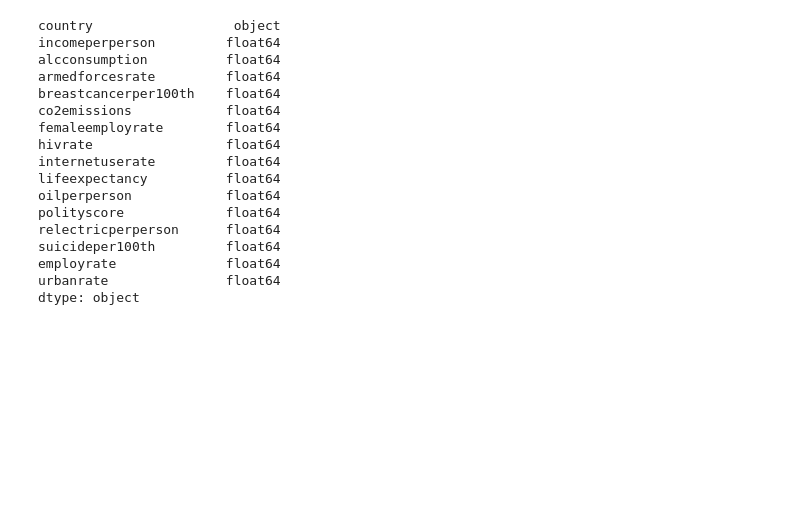
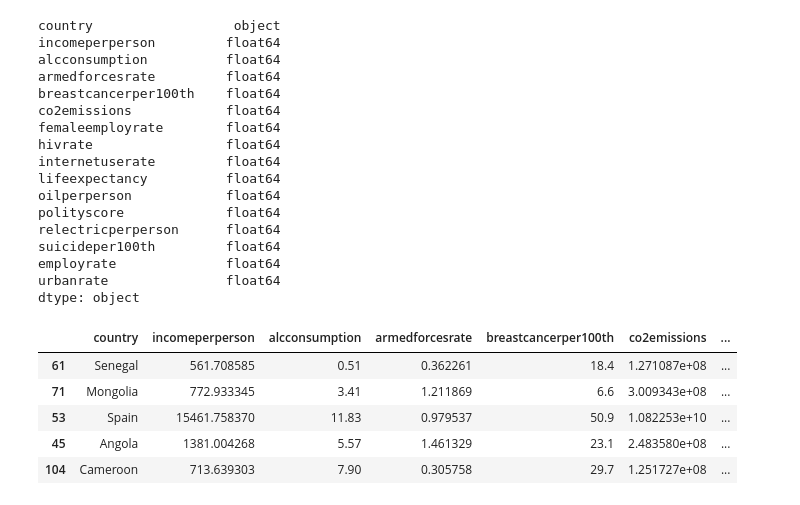
Before and after one commit to Jucavilav/CienciaD-taller2, a Jupyter notebook: Taller2.ipynb, the cells around one changed output. Saved outputs shown, nothing was run; the diff lists cells and outputs as text; code cells hidden in the pictures; blank space fills up the shorter version.

```diff
--- a/Taller2.ipynb
+++ b/Taller2.ipynb
@@ -38,3 +38,12 @@ suicideper100th         float64
 employrate              float64
 urbanrate               float64
 dtype: object
+# %%
+pip_df.sample(5)
+# %% [output]
+|  | country | incomeperperson | alcconsumption | armedforcesrate | breastcancerper100th | co2emissions | ... |
+| 61 | Senegal | 561.708585 | 0.51 | 0.362261 | 18.4 | 1.271087e+08 | ... |
+| 71 | Mongolia | 772.933345 | 3.41 | 1.211869 | 6.6 | 3.009343e+08 | ... |
+| 53 | Spain | 15461.758370 | 11.83 | 0.979537 | 50.9 | 1.082253e+10 | ... |
+| 45 | Angola | 1381.004268 | 5.57 | 1.461329 | 23.1 | 2.483580e+08 | ... |
+| 104 | Cameroon | 713.639303 | 7.90 | 0.305758 | 29.7 | 1.251727e+08 | ... |
```
Also changed, not shown: parts of 2 cells of this notebook.
